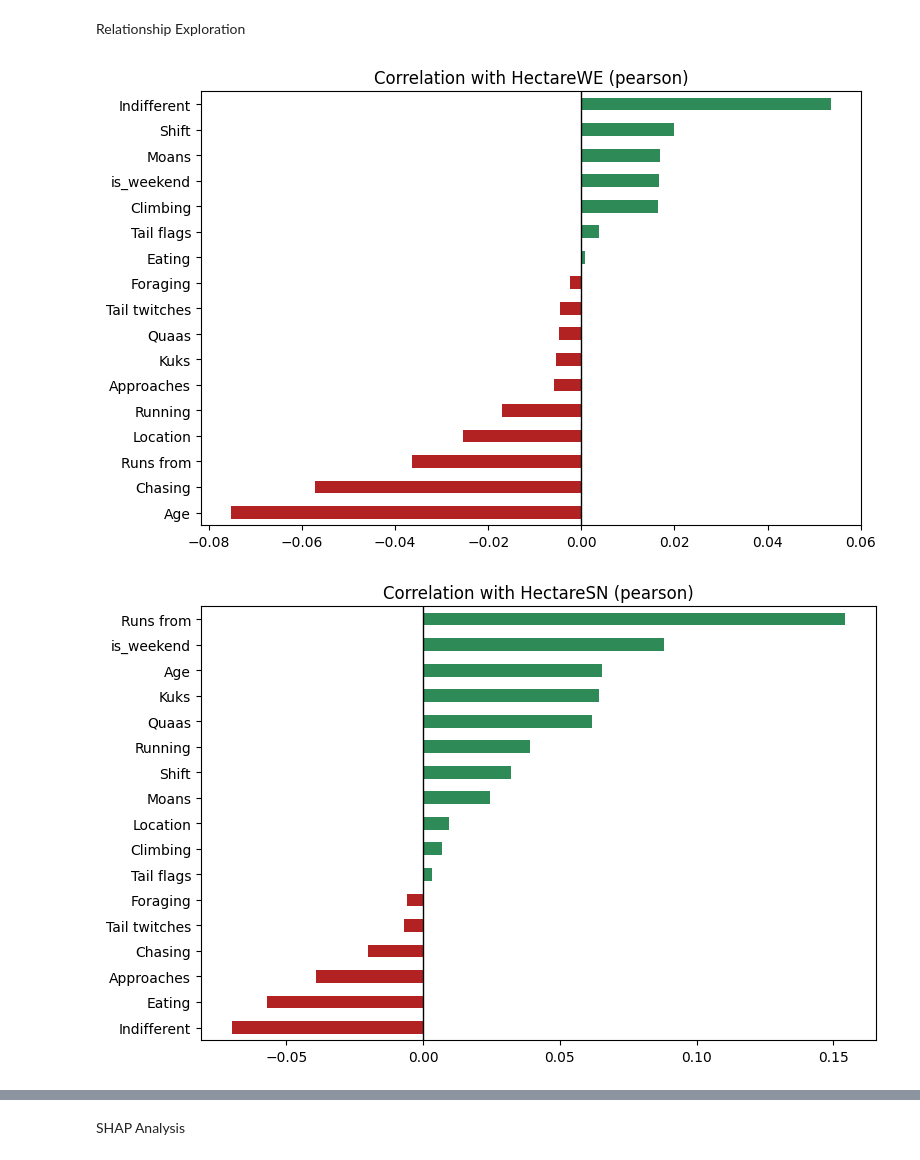
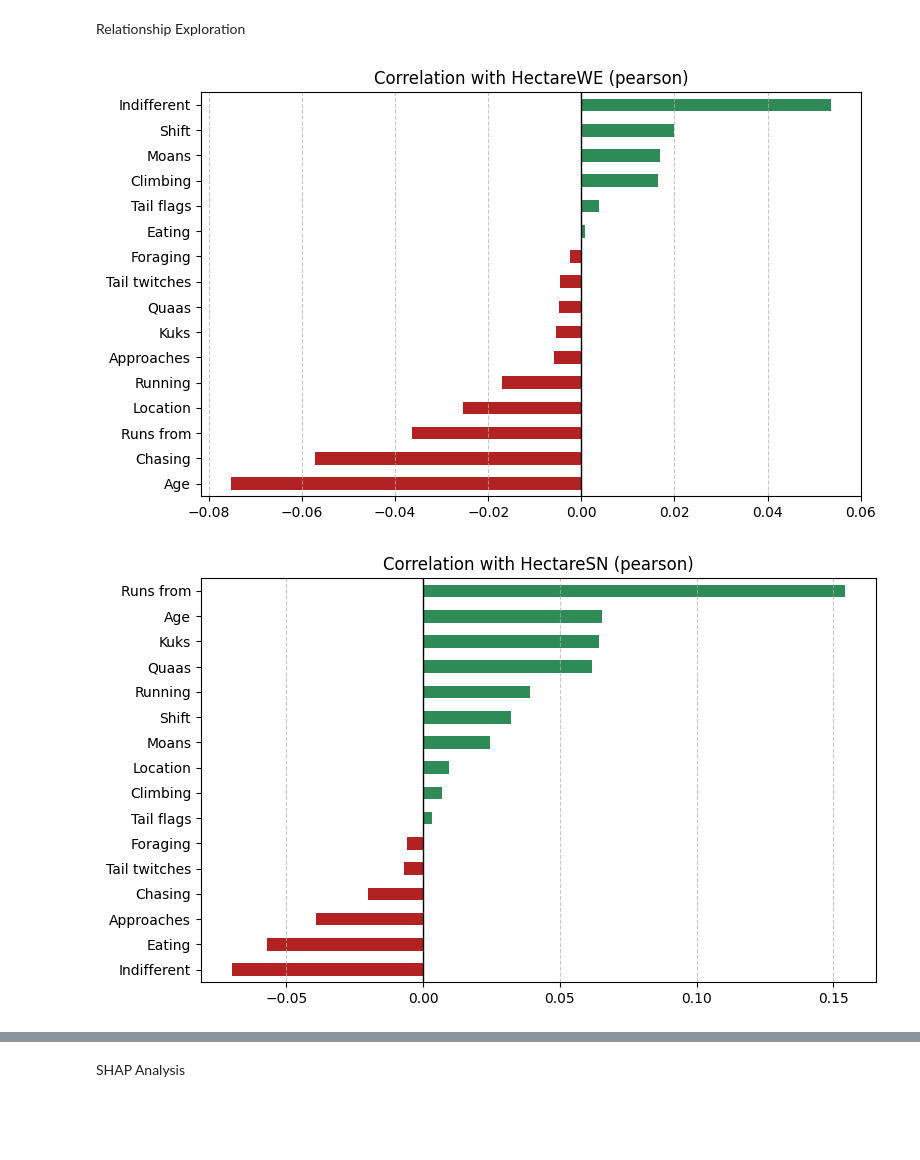
Before and after one commit to soonyz06/Squirrel, a Jupyter notebook: Squirrel.ipynb, the cells around one changed output, grey strips where cells are left out. Saved outputs shown, nothing was run; the diff lists cells and outputs as text; code cells hidden in the pictures; blank space fills up the shorter version.

```diff
--- a/Squirrel.ipynb
+++ b/Squirrel.ipynb
@@ -30,29 +33,41 @@ df.drop(columns=["Unique Squirrel ID", "Color notes", "Specific Location", "Lat/
 #Standardise Data
 df["Age"] = df["Age"].replace('?', np.nan) #assumes ? means nan
 df["Date"] = pd.to_datetime(df['Date'].astype(str), format='%m%d%Y')
-df['Day'] = df["Date"].dt.day
+#df['Day'] = df["Date"].dt.day
 df['Above Ground Sighter Measurement'] = df['Above Ground Sighter Measurement'].replace('FALSE', '0').astype("float64") #assumes False means 0
 #could optionally parse Other Activities and Other Interactions
 
 #Additional Features
 df["HectareSN"] = df['Hectare'].str[:2].astype(int)
 df["HectareWE"] = df['Hectare'].str[2:].apply(lambda x: ord(x.lower()) - 96)
-df['DayOfWeek'] = df['Date'].dt.dayofweek
-df['is_weekend'] = df['DayOfWeek'].apply(lambda x: 1 if x >= 5 else 0)
+#df['DayOfWeek'] = df['Date'].dt.dayofweek
+#df['is_weekend'] = df['DayOfWeek'].apply(lambda x: 1 if x >= 5 else 0)
 
-df['OA_Desc_Length'] = df['Other Activities'].str.split().str.len().fillna(0)
-df['OA_Interaction_Count'] = df['Other Activities'].str.findall(r'#(\d+)').apply(lambda x: len(set(x)) if isinstance(x, list) else 0) #unique interactions
-df['OI_Desc_Length'] = df['Other Activities'].str.split().str.len().fillna(0)
+#df['OA_Desc_Length'] = df['Other Activities'].str.split().str.len().fillna(0)
+#df['OA_Interaction_Count'] = df['Other Activities'].str.findall(r'#(\d+)').apply(lambda x: len(set(x)) if isinstance(x, list) else 0) #unique interactions
+#df['OI_Desc_Length'] = df['Other Activities'].str.split().str.len().fillna(0)
 #could optionally parse Other Activities and Other Interactions
 df.drop(columns=["Date", "Other Activities", "Other Interactions"], inplace=True)
+#print(df.info())
 # %%
+#Target
+TARGET = "Shift"
+
 #Missing Data
 obj_cols = df.select_dtypes(include=['object']).columns.tolist()
+if TARGET in obj_cols: obj_cols.remove(TARGET)
 for col in obj_cols:
     df[col] = df[col].astype(str).str.strip().replace('', np.nan)
 df[obj_cols] = df[obj_cols].fillna('nan')
 
+num_cols = df.select_dtypes(include=['number']).columns.tolist()
+if TARGET in num_cols: num_cols.remove(TARGET)
+for col in num_cols:
+    df[f'{col}_is_missing'] = df[col].isna().astype(int)
+    df[col] = df[col].fillna(df[col].median()) #could use model-based impute instead
+
 bool_cols = df.select_dtypes(include=['bool']).columns.tolist()
+if TARGET in bool_cols: bool_cols.remove(TARGET)
 for col in bool_cols:
     df[f'{col}_is_missing'] = df[col].isna().astype(int)
     df[col] = df[col].astype(float).fillna(0)
@@ -66,9 +81,8 @@ for col in obj_cols:
 #used label encoding despite implying false order as it is better for tree-based models
 #one-hot enoding may lead to feature fragmentation
 
-#Varaibles
-TARGET = "Shift"
-behaviour_cols = bool_cols + ["is_weekend"] + ["Age", "Location"] + ["Shift"]
+#Features
+behaviour_cols = bool_cols + ["Age", "Location"] + ["Shift"]# + ["is_weekend"]
 day_cols = ["Day", "DayOfWeek"]
 coords = ["X", "Y"]
 # %% [markdown]
@@ -159,14 +173,15 @@ def plot_correlation(df, columns, method='pearson'):
     plt.show()
 
 def plot_target_corr(df, features, target, method='pearson'):
-    corrs = df[features + [target]].corr(method=method)[target].drop(target).sort_values()
+    corrs = df[features + [target]].corr(method=method)[target]
+    corrs = corrs.drop(index=target).sort_values()
 
     plt.figure(figsize=(8, len(features) * 0.3))
     colors = ['firebrick' if x < 0 else 'seagreen' for x in corrs]
-
     corrs.plot(kind='barh', color=colors)
     plt.axvline(0, color='black', lw=1)
     plt.title(f"Correlation with {target} ({method})")
+    plt.grid(axis='x', linestyle='--', alpha=0.7)
     plt.tight_layout()
     plt.show()
 
@@ -236,32 +251,32 @@ def plot_behavior_grouped_bar(df, behavior_cols, cluster_col):
     plt.figure(figsize=(14, 8))
     sns.barplot(
         data=melted_df,
         x='Behavior',
         y='Proportion',
         hue=cluster_col,
         palette='viridis'
     )
 
     clean_label = cluster_col.replace('_', ' ').title()
     plt.title(f"Comparison of Behaviors Across {clean_label}", fontsize=16)
     plt.ylabel("Proportion (0.0 - 1.0)", fontsize=12)
     plt.xlabel("Behavioral Category", fontsize=12)
     plt.legend(title=clean_label, bbox_to_anchor=(1.05, 1), loc='upper left')
     plt.xticks(rotation=45)
     plt.grid(axis='y', linestyle='--', alpha=0.7)
     plt.tight_layout()
     plt.show()
 
 #plot_target_corr(df, behaviour_cols, "X", method="pearson")
 plot_target_corr(df, behaviour_cols, "HectareWE", method="pearson")
 #plot_target_corr(df, behaviour_cols, "Y", method="pearson")
 plot_target_corr(df, behaviour_cols, "HectareSN", method="pearson")
 
 plot_mutual_information(df, behaviour_cols, "Hectare") #non-linear
 plot_mutual_information(df, behaviour_cols, "Geo_cluster")
 plot_cluster_behavior_means(df, behaviour_cols, "Geo_cluster") #similar
 plot_behavior_stacked_bar(df, behaviour_cols, "Geo_cluster")
 #plot_behavior_grouped_bar(df, behaviour_cols, "Geo_cluster")
 # %% [output]
-[figure, old version]
+[figure, new version]
-[figure, old version]
+[figure, new version]
```
Also changed, not shown: parts of 8 cells of this notebook.
